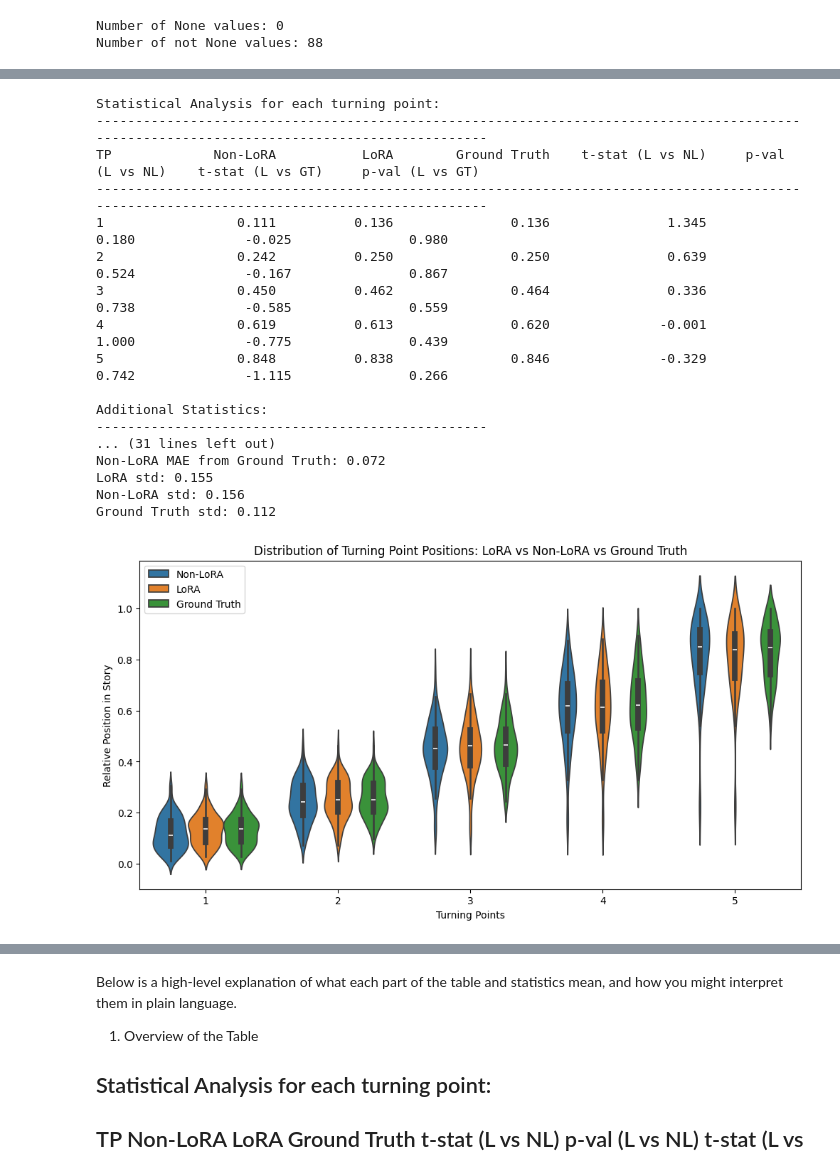
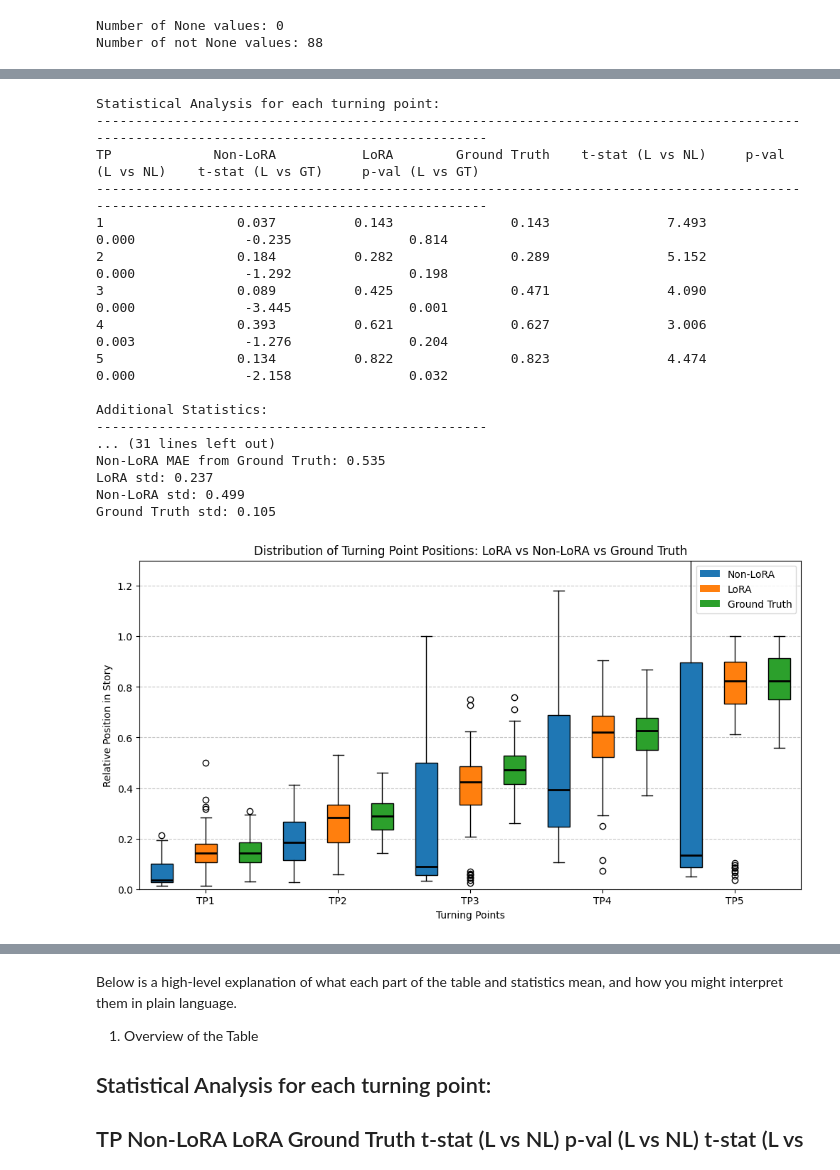
Before and after one commit to maikyonn/agentic-narratives, a Jupyter notebook: step2_model/llama3.3-70b/datasets/tp/val_explore.ipynb, the cells around one changed output, grey strips where cells are left out. Saved outputs shown, nothing was run; the diff lists cells and outputs as text; code cells hidden in the pictures.

```diff
--- a/step2_model/llama3.3-70b/datasets/tp/val_explore.ipynb
+++ b/step2_model/llama3.3-70b/datasets/tp/val_explore.ipynb
@@ -14,7 +14,7 @@ lora_df = pd.DataFrame(lora_data)
 non_lora_df = pd.DataFrame(non_lora_data)
 
 # Add lora_response column to non_lora_df
-non_lora_df['lora_response'] = lora_df['lora_response']
+lora_df['non_lora_response'] = non_lora_df['non_lora_response']
 
 # Rename for clarity
-val_predictions_df = non_lora_df
+val_predictions_df = lora_df
@@ -171,3 +234,7 @@ Number of not None values: 88
+# %%
+# Override original columns with v2 values
+val_predictions_df['extracted_tp_non_lora'] = val_predictions_df['v2-extracted_tp_non_lora']
+val_predictions_df['extracted_tp_lora'] = val_predictions_df['v2-extracted_tp_lora']
 # %%
 import seaborn as sns
 import matplotlib.pyplot as plt
@@ -236,56 +303,70 @@ for tp in range(1,6):
         print(f"LoRA MAE from Ground Truth: {lora_mae:.3f}")
 
     if ground_truth_positions[key] and non_lora_positions[key]:
         non_lora_mae = np.mean([abs(n - g) for n, g in zip(non_lora_positions[key], ground_truth_positions[key])])
         print(f"Non-LoRA MAE from Ground Truth: {non_lora_mae:.3f}")
 
     # Calculate standard deviations
     print(f"LoRA std: {np.std(lora_positions[key]):.3f}")
     print(f"Non-LoRA std: {np.std(non_lora_positions[key]):.3f}")
     print(f"Ground Truth std: {np.std(ground_truth_positions[key]):.3f}")
+# Create box plot
+plt.figure(figsize=(12, 6))
 
-# Create the violin plot
-data_to_plot = []
+# Prepare data for box plot
 labels = []
+data = []
 positions = []
+colors = ['#1f77b4', '#ff7f0e', '#2ca02c']  # Blue, Orange, Green
 
 for tp in range(1,6):
     key = f'tp{tp}'
-    data_to_plot.extend(non_lora_positions[key])
-    data_to_plot.extend(lora_positions[key])
-    data_to_plot.extend(ground_truth_positions[key])
-    labels.extend(['Non-LoRA']*len(non_lora_positions[key]))
-    labels.extend(['LoRA']*len(lora_positions[key]))
-    labels.extend(['Ground Truth']*len(ground_truth_positions[key]))
-    positions.extend([tp]*len(non_lora_positions[key]))
-    positions.extend([tp]*len(lora_positions[key]))
-    positions.extend([tp]*len(ground_truth_positions[key]))
+    data.extend([non_lora_positions[key], lora_positions[key], ground_truth_positions[key]])
+    positions.extend([3*tp-1, 3*tp, 3*tp+1])
+    labels.extend(['Non-LoRA', 'LoRA', 'Ground Truth'])
 
-plt.figure(figsize=(12, 6))
-sns.violinplot(x=positions, y=data_to_plot, hue=labels)
+# Create boxplot with custom median line style
+bp = plt.boxplot(data, positions=positions, patch_artist=True,
+                medianprops={'color': 'black', 'linewidth': 2})  # Make median line black and bold
+
+# Color the boxes
+for i, box in enumerate(bp['boxes']):
+    box.set(facecolor=colors[i % 3])
+
 plt.xlabel('Turning Points')
 plt.ylabel('Relative Position in Story')
 plt.title('Distribution of Turning Point Positions: LoRA vs Non-LoRA vs Ground Truth')
+plt.ylim(0, 1.3)  # Set y-axis limits from 0 to 1
+
+# Set x-ticks to show TP numbers
+plt.xticks([3*i for i in range(1,6)], [f'TP{i}' for i in range(1,6)])
+
+# Add legend
+legend_elements = [plt.Rectangle((0,0),1,1, facecolor=c, label=l)
+                  for c, l in zip(colors, ['Non-LoRA', 'LoRA', 'Ground Truth'])]
+plt.legend(handles=legend_elements)
+
+plt.grid(True, axis='y', linestyle='--', alpha=0.7)
 plt.show()
 # %% [output]
 Statistical Analysis for each turning point:
 --------------------------------------------------------------------------------------------------------------------------------------------
 TP             Non-LoRA           LoRA        Ground Truth    t-stat (L vs NL)     p-val (L vs NL)    t-stat (L vs GT)     p-val (L vs GT)
 --------------------------------------------------------------------------------------------------------------------------------------------
-1                 0.111          0.136               0.136               1.345               0.180              -0.025               0.980
-2                 0.242          0.250               0.250               0.639               0.524              -0.167               0.867
-3                 0.450          0.462               0.464               0.336               0.738              -0.585               0.559
-4                 0.619          0.613               0.620              -0.001               1.000              -0.775               0.439
-5                 0.848          0.838               0.846              -0.329               0.742              -1.115               0.266
+1                 0.037          0.143               0.143               7.493               0.000              -0.235               0.814
+2                 0.184          0.282               0.289               5.152               0.000              -1.292               0.198
+3                 0.089          0.425               0.471               4.090               0.000              -3.445               0.001
+4                 0.393          0.621               0.627               3.006               0.003              -1.276               0.204
+5                 0.134          0.822               0.823               4.474               0.000              -2.158               0.032
 
 Additional Statistics:
 --------------------------------------------------
 ... (31 lines left out)
-Non-LoRA MAE from Ground Truth: 0.072
-LoRA std: 0.155
-Non-LoRA std: 0.156
-Ground Truth std: 0.112
+Non-LoRA MAE from Ground Truth: 0.535
+LoRA std: 0.237
+Non-LoRA std: 0.499
+Ground Truth std: 0.105
-[figure, old version]
+[figure, new version]
 # %%
 # Analyze distribution of TP5 values in LoRA responses
 tp5_lora_values = lora_positions['tp5']
```
Also changed, not shown: parts of 13 cells of this notebook, 23 other files.
